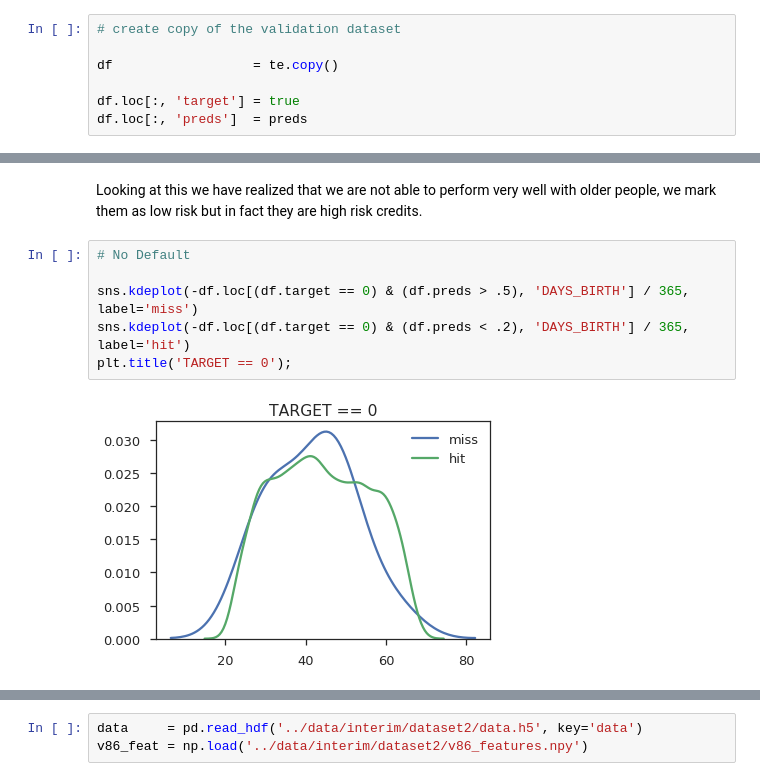
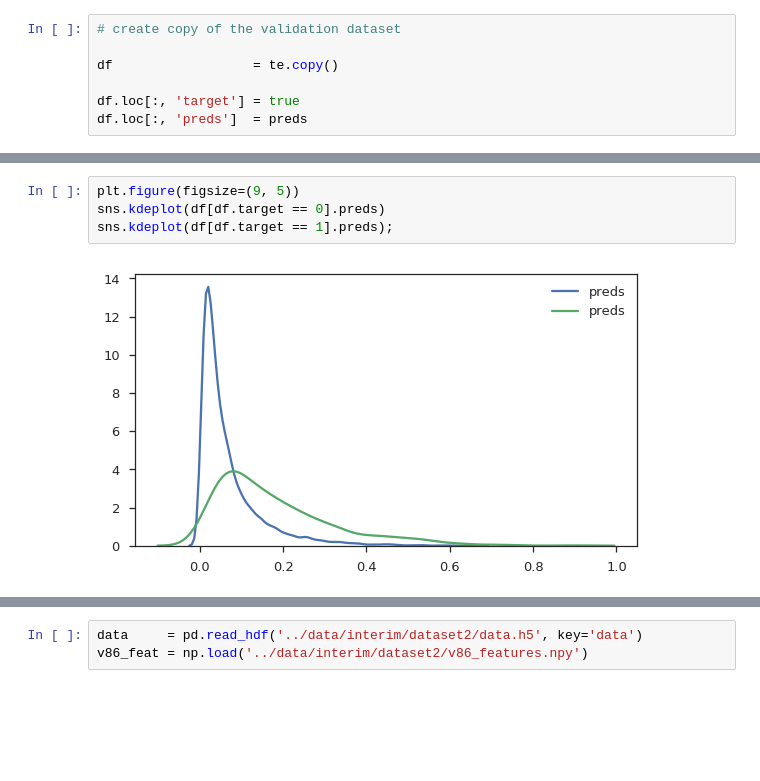
Before and after one commit to numb3r33/Kaggle_Home_Credit, a Jupyter notebook: notebooks/Polya.ipynb, the cells around one changed output, grey strips where cells are left out. Saved outputs shown, nothing was run; the diff lists cells and outputs as text; blank space fills up the shorter version.

```diff
--- a/notebooks/Polya.ipynb
+++ b/notebooks/Polya.ipynb
@@ -709,10 +686,6 @@ plt.title('TARGET == 1');
-# %% [markdown]
-Looking at this we have realized that we are not able to perform very well with older people, we mark them as low risk but in fact they are high risk credits.
 # %%
-# No Default
-
-sns.kdeplot(-df.loc[(df.target == 0) & (df.preds > .5), 'DAYS_BIRTH'] / 365, label='miss')
-sns.kdeplot(-df.loc[(df.target == 0) & (df.preds < .2), 'DAYS_BIRTH'] / 365, label='hit')
-plt.title('TARGET == 0');
+plt.figure(figsize=(9, 5))
+sns.kdeplot(df[df.target == 0].preds)
+sns.kdeplot(df[df.target == 1].preds);
 # %% [output]
-[figure, old version]
+[figure, new version]
```
Also changed, not shown: parts of 24 cells of this notebook, 3 other files.
